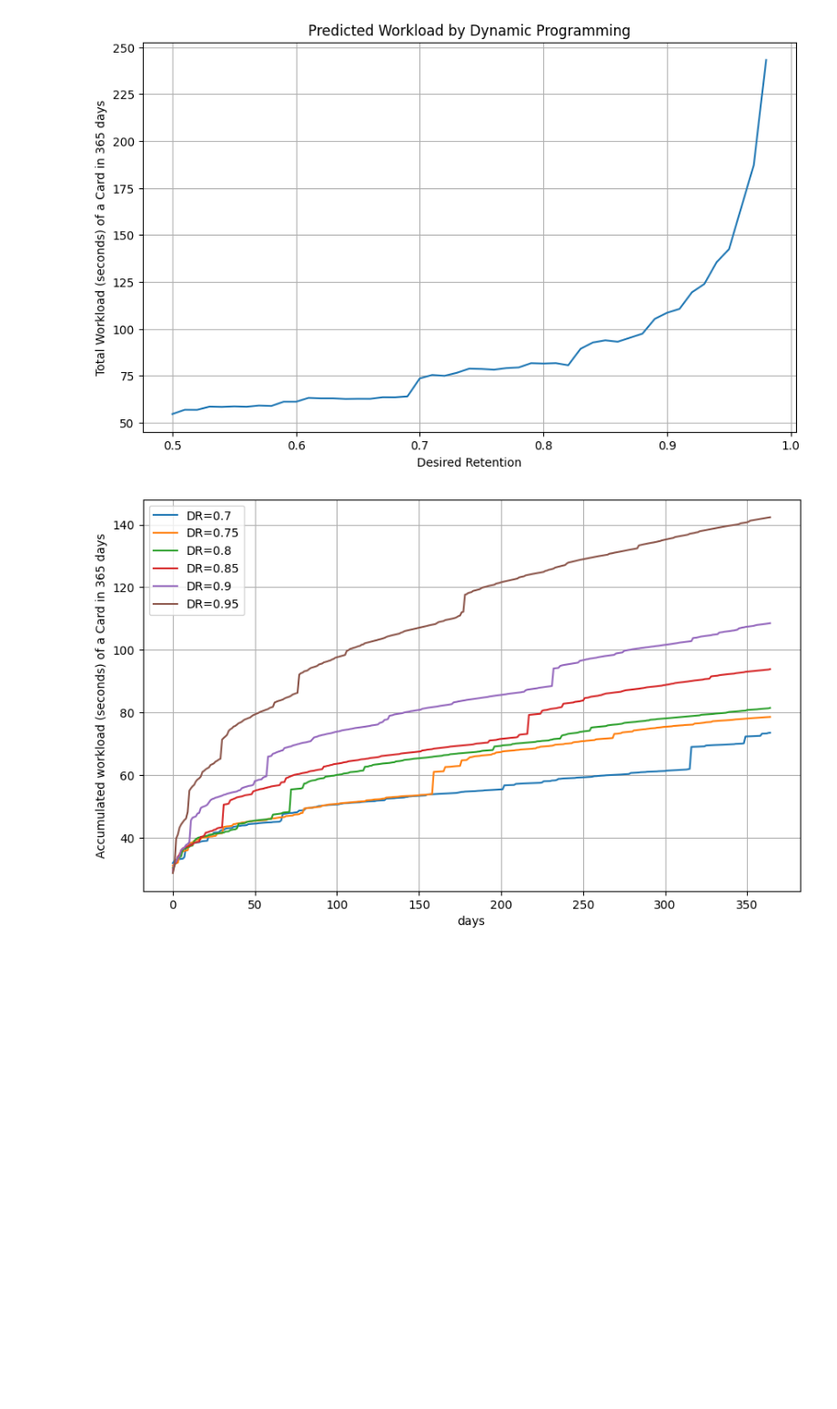
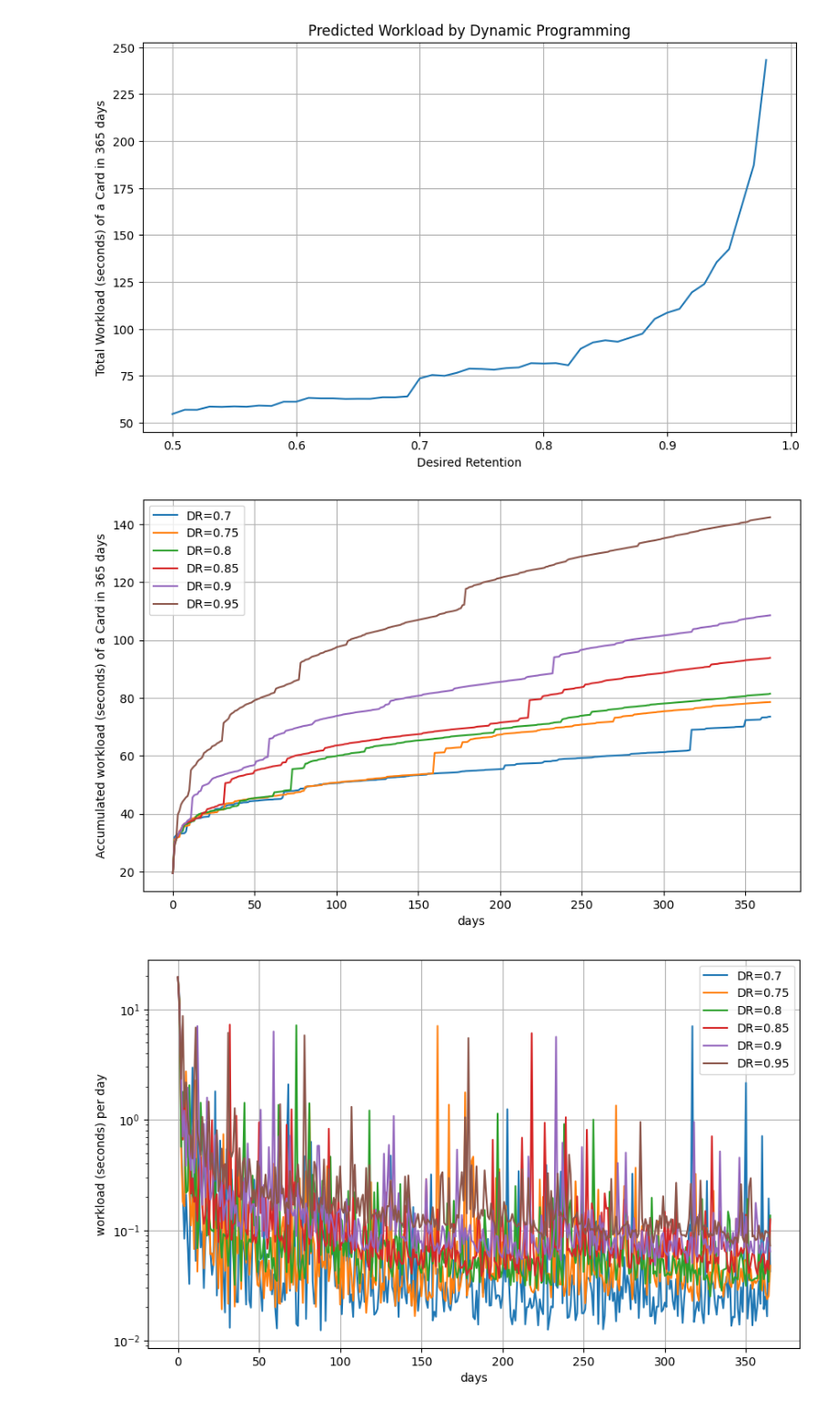
Before and after one commit to open-spaced-repetition/expected-workload, a Jupyter notebook: DynamicProgramming.ipynb, the cells around one changed output. Shown at 91% size. Saved outputs shown, nothing was run; the diff lists cells and outputs as text; code cells hidden in the pictures; blank space fills up the shorter version.

Commit message:
add workload per day graph

```diff
--- a/DynamicProgramming.ipynb
+++ b/DynamicProgramming.ipynb
@@ -258,23 +258,38 @@ plt.show()
 # %% [output]
 [figure]
 # %%
-plt.figure(figsize=(10, 6))
+plt.figure(1, figsize=(10, 6))
+plt.figure(2, figsize=(10, 6))
 for dr in [0.7, 0.75, 0.8, 0.85, 0.9, 0.95]:
     accumulated_cost_over_time = []
+    cost_per_day = []
     cost_matrix = estimator.evaluate_desired_retention(dr)
-    for i in reversed(range(learn_days)):
-        accumulated_cost = cost_matrix[estimator.s2i(init_stabilities), estimator.d2i(init_difficulties), i]
-        accumulated_cost_over_time.append(accumulated_cost @ np.array([0.2, 0.8]) + LEARN_COST)
+    last_accumulated_cost = 0
+    for i in reversed(range(learn_days + 1)):
+        accumulated_cost = cost_matrix[estimator.s2i(init_stabilities), estimator.d2i(init_difficulties), i] @ np.array([0.2, 0.8]) + LEARN_COST
+        accumulated_cost_over_time.append(accumulated_cost)
+        cost_per_day.append(accumulated_cost - last_accumulated_cost)
+        last_accumulated_cost = accumulated_cost
+    plt.figure(1)
+    plt.plot(accumulated_cost_over_time, label=f"DR={dr}")
+    plt.figure(2)
+    plt.plot(cost_per_day, label=f"DR={dr}")
 
-    plt.plot(accumulated_cost_over_time, label=f"DR={dr}")
-
+plt.figure(1)
 plt.legend()
 plt.grid(True)
 plt.xlabel("days")
 plt.ylabel(f"Accumulated workload (seconds) of a Card in {learn_days} days")
+plt.figure(2)
+plt.legend()
+plt.grid(True)
+plt.xlabel("days")
+plt.ylabel(f"workload (seconds) per day")
+plt.semilogy()
 plt.show()
 # %% [output]
-[figure, old version]
+[figure, new version]
+[figure, added]
 # %%
 import plotly.graph_objects as go
 import numpy as np
```
